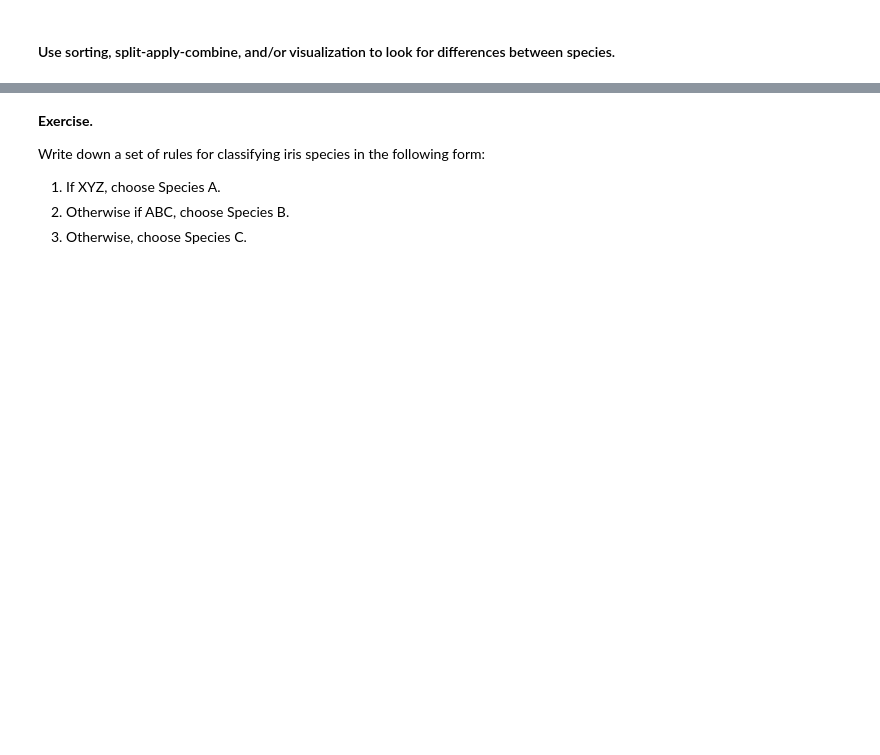
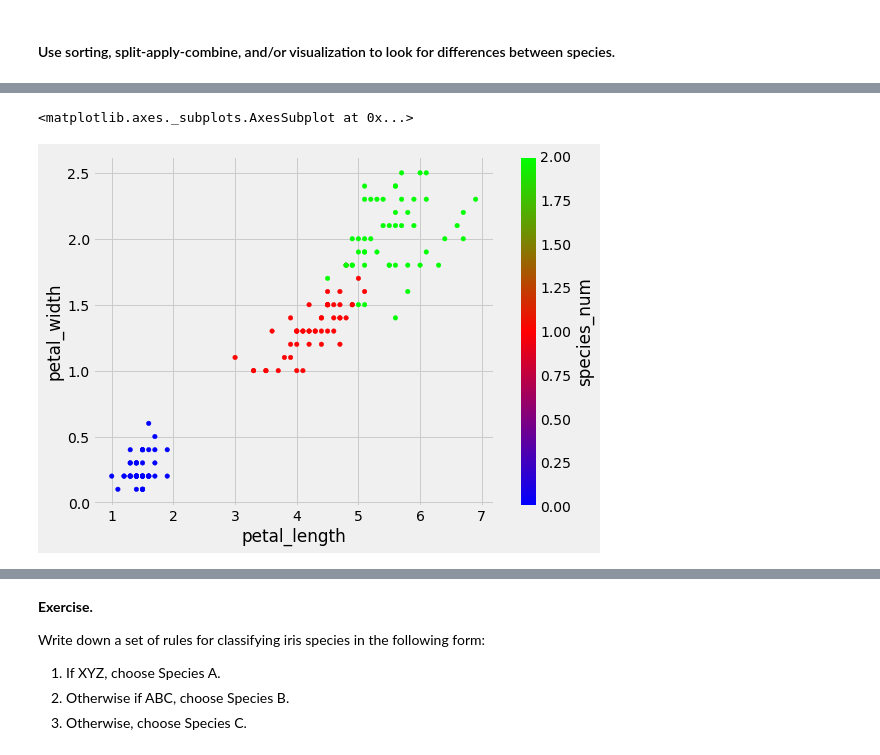
Before and after one commit to naidaire/lesson12_knn_classification, a Jupyter notebook: knn_with_sklearn.ipynb, the cells around one changed output, grey strips where cells are left out. Cells and saved outputs as stored; diff of their text form; code cells hidden in the pictures; blank space fills up the shorter version.

```diff
--- a/knn_with_sklearn.ipynb
+++ b/knn_with_sklearn.ipynb
@@ -86,4 +169,9 @@ Define a function that accepts a row of data and returns a predicted species. Th
 # %%
 # Map species to a numeric value so that plots can be colored by species.
+# convert species to numbers with .map()
+
+iris.loc[:, 'species_num'] = (
+    iris.loc[:, 'species'].map({'Iris-setosa': 0, 'Iris-versicolor': 1, 'Iris-virginica': 2})
+)
 # %%
 iris.head()
@@ -90,5 +185,13 @@ iris.head()
 # %%
 # Scatterplot of petal_length vs. petal_width, colored by species
+iris.plot(kind='scatter',
+          x='petal_length',
+          y='petal_width',
+          c='species_num',
+          colormap='brg')
+# %% [output]
+<matplotlib.axes._subplots.AxesSubplot at 0x...>
+[figure, added]
 # %%
 # Ack -- continuous colorbar is not appropriate.
 # matplotlib handles this case better when it is called directly.
```
Also changed, not shown: parts of 58 cells of this notebook.
